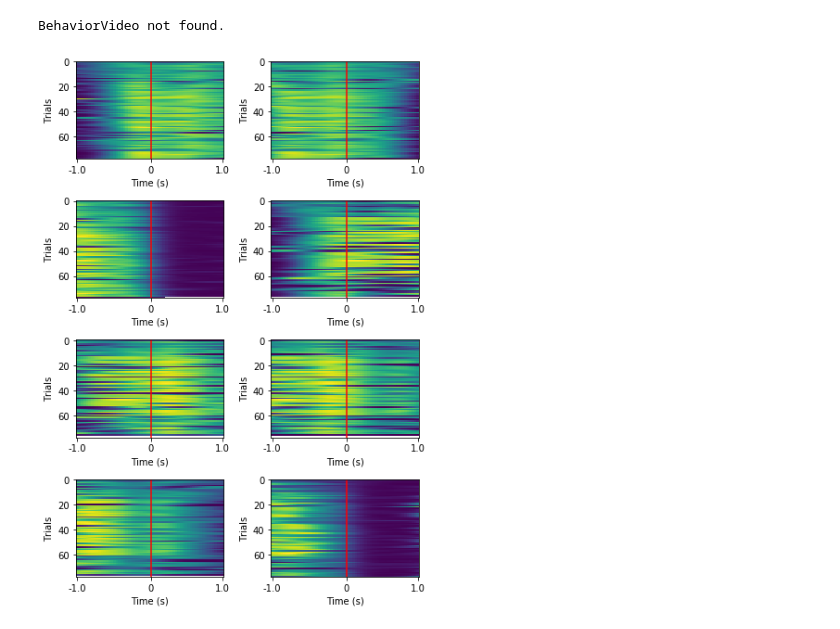
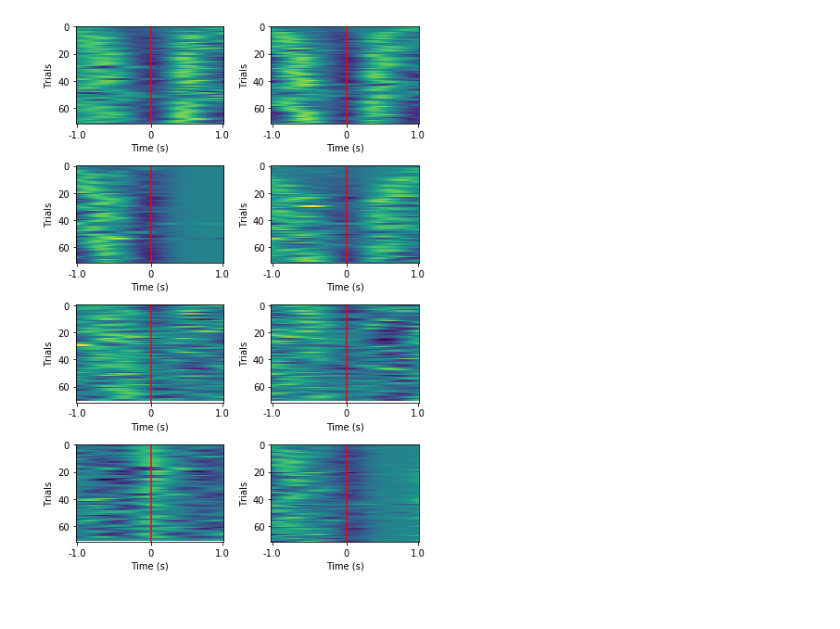
Before and after one commit to wmau/MazeProjects, a Jupyter notebook: Notebooks/PrelimBehavior.ipynb, the cells around one changed output. Saved outputs shown, nothing was run; the diff lists cells and outputs as text; code cells hidden in the pictures.

```diff
--- a/Notebooks/PrelimBehavior.ipynb
+++ b/Notebooks/PrelimBehavior.ipynb
@@ -7,11 +7,4 @@ from CircleTrack.BehaviorFunctions import *
-# %%
-folder = r'C:\Users\wm228\PycharmProjects\CircleTrack\CircleTrack\Notebooks\data\Mouse4\02_01_2020\H15_M37_S17'
-data = Process(folder)
-fig = plt.figure(figsize=(6, 8.5))
-for i in range(8):
-    ax = fig.add_subplot(4, 2, i + 1)
-    approach_speed(data.behavior_df, data.lin_ports[i], ax=ax, window=(-30, 30), dist_thresh=0.04)
-fig.tight_layout()
-# %% [output]
-BehaviorVideo not found.
-[figure, removed]
+# %%
+PlotApproaches(r'D:\Projects\CircleTrack\Mouse4\01_30_2020\H16_M50_S22')
+# %% [output]
+[figure, added]
```
Also changed, not shown: parts of 2 cells of this notebook, 1 other file.
